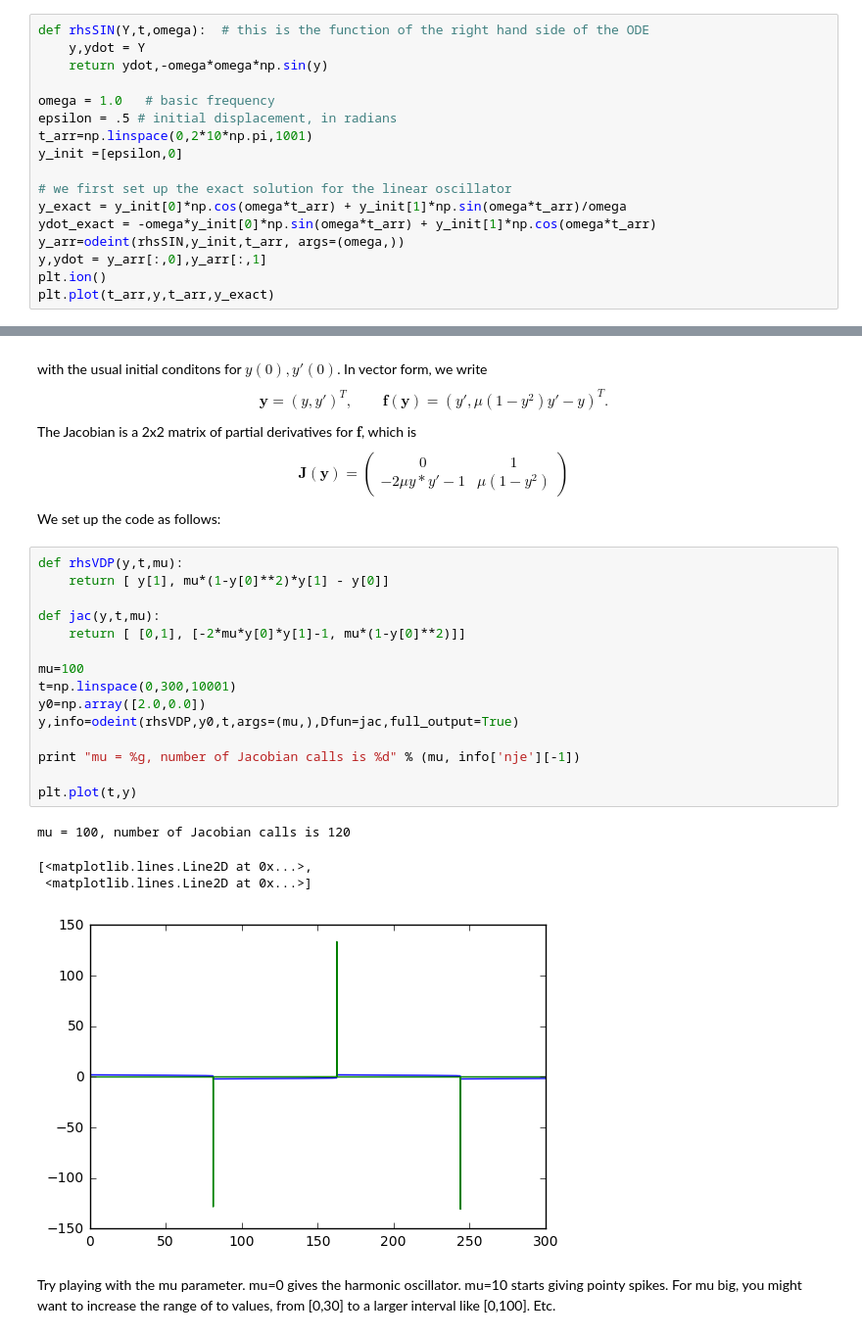
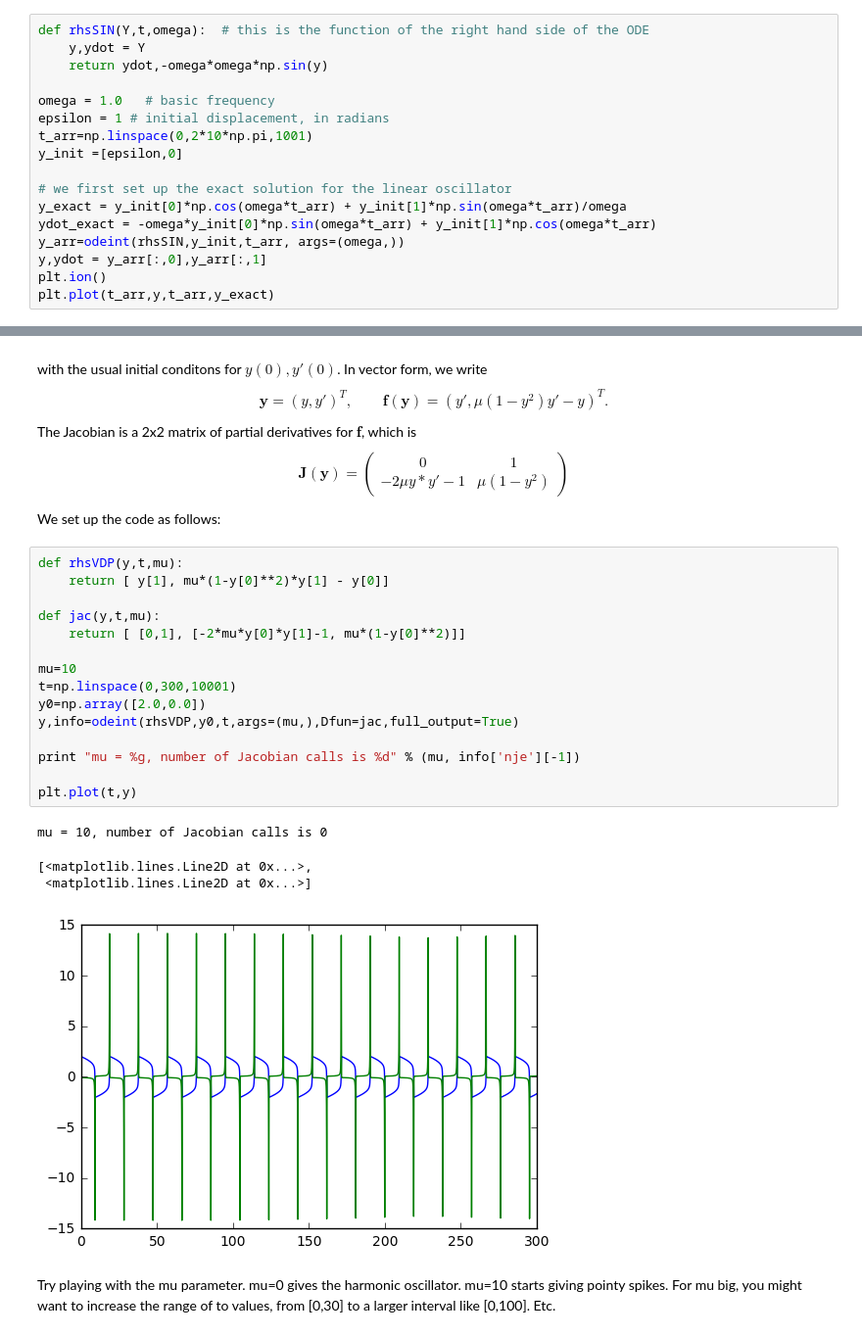
Before and after one commit to mlamoureux/Math651w17, a Jupyter notebook: Lec2_UsingOtherCode.ipynb, the cells around one changed output, grey strips where cells are left out. Shown at 98% size. Saved outputs shown, nothing was run; the diff lists cells and outputs as text.

```diff
--- a/Lec2_UsingOtherCode.ipynb
+++ b/Lec2_UsingOtherCode.ipynb
@@ -173,7 +173,7 @@ def rhsSIN(Y,t,omega):  # this is the function of the right hand side of the ODE
     return ydot,-omega*omega*np.sin(y)
 
 omega = 1.0   # basic frequency
-epsilon = .5 # initial displacement, in radians
+epsilon = 1 # initial displacement, in radians
 t_arr=np.linspace(0,2*10*np.pi,1001)
 y_init =[epsilon,0]
 
@@ -281,23 +281,23 @@ We set up the code as follows:
 # %%
 def rhsVDP(y,t,mu):
     return [ y[1], mu*(1-y[0]**2)*y[1] - y[0]]
 
 def jac(y,t,mu):
     return [ [0,1], [-2*mu*y[0]*y[1]-1, mu*(1-y[0]**2)]]
 
-mu=100
+mu=10
 t=np.linspace(0,300,10001)
 y0=np.array([2.0,0.0])
 y,info=odeint(rhsVDP,y0,t,args=(mu,),Dfun=jac,full_output=True)
 
 print "mu = %g, number of Jacobian calls is %d" % (mu, info['nje'][-1])
 
 plt.plot(t,y)
 # %% [output]
-mu = 100, number of Jacobian calls is 120
+mu = 10, number of Jacobian calls is 0
 [<matplotlib.lines.Line2D at 0x...>,
  <matplotlib.lines.Line2D at 0x...>]
-[figure, old version]
+[figure, new version]
 # %% [markdown]
 Try playing with the mu parameter. mu=0 gives the harmonic oscillator. mu=10 starts giving pointy spikes. For mu big, you might want to increase the range of to values, from [0,30] to a larger interval like [0,100]. Etc.
 # %%
```
Also changed, not shown: parts of 1 cell of this notebook, 14 other files.
